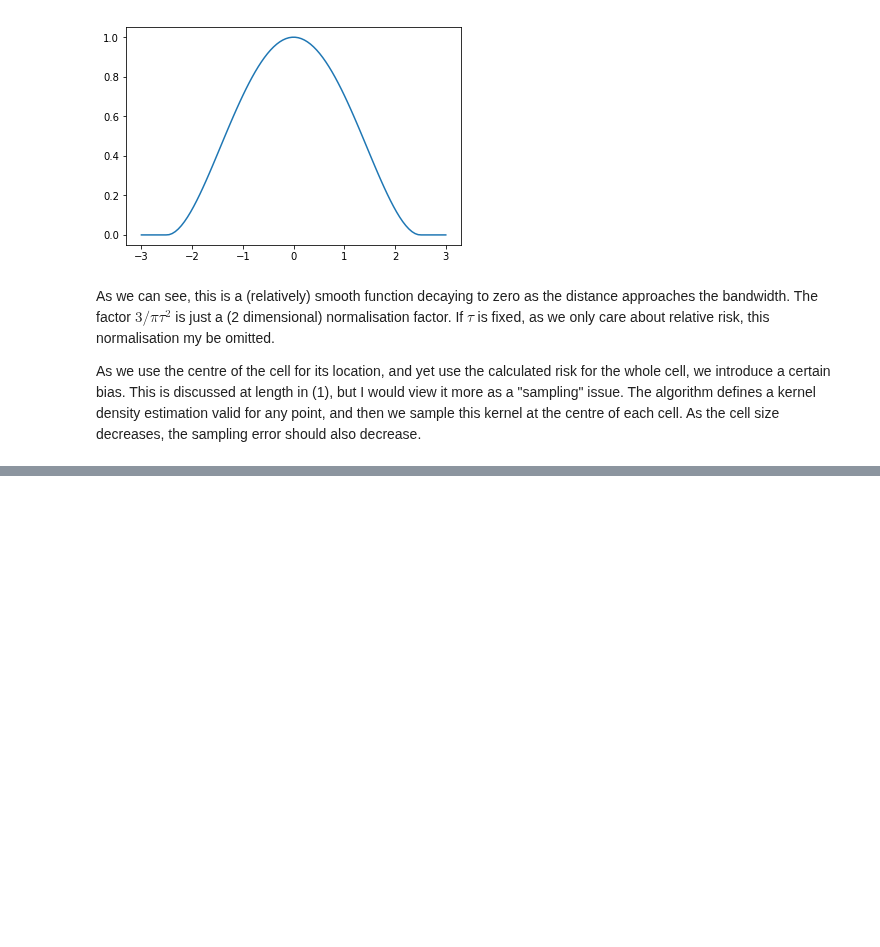
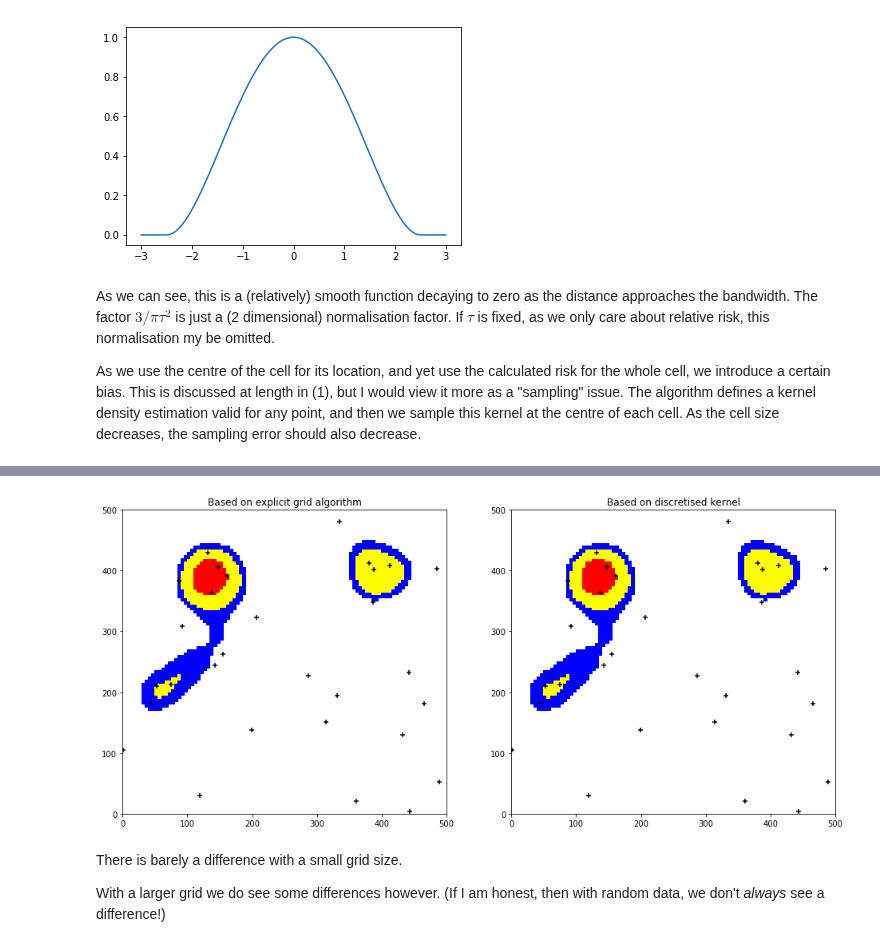
Before and after one commit to QuantCrimAtLeeds/PredictCode, a Jupyter notebook: Retrospective hotspotting.ipynb, the cells around one changed output, grey strips where cells are left out. Drawn from its saved outputs; the diff is of its cells as text; code cells hidden in the pictures; blank space fills up the shorter version.

```diff
--- a/Retrospective hotspotting.ipynb
+++ b/Retrospective hotspotting.ipynb
@@ -115,0 +134,13 @@ None
+# %%
+fig, ax = plt.subplots(ncols=2, figsize=(16,7))
+make_risk_map(new_grid, ax[0])
+ax[0].set_title("Based on explicit grid algorithm")
+make_risk_map(grid, ax[1])
+ax[1].set_title("Based on discretised kernel")
+None
+# %% [output]
+[figure, added]
+# %% [markdown]
+There is barely a difference with a small grid size.
+
+With a larger grid we do see some differences however.  (If I am honest, then with random data, we don't _always_ see a difference!)
```
Also changed, not shown: parts of 12 cells of this notebook, 20 other files.
